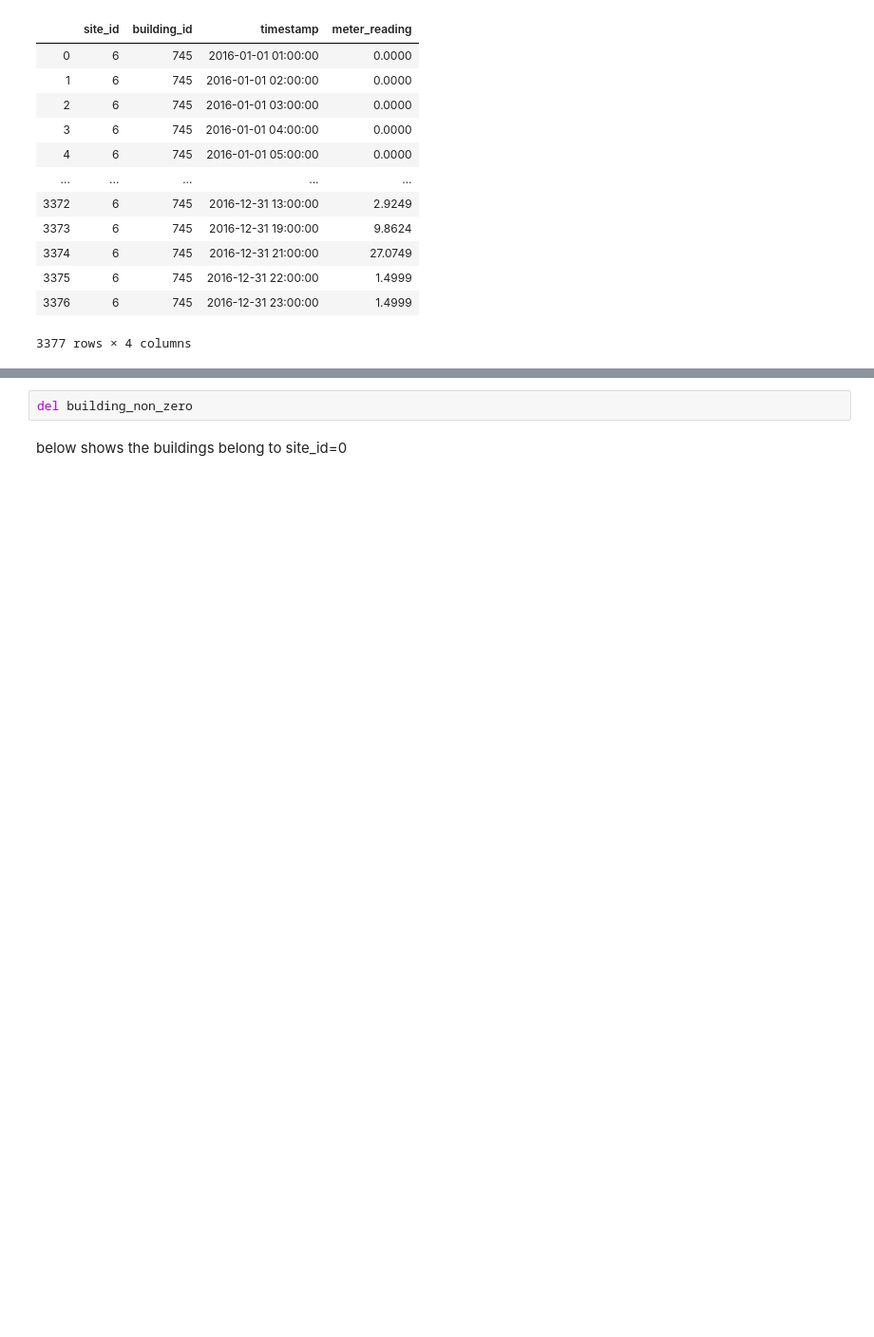
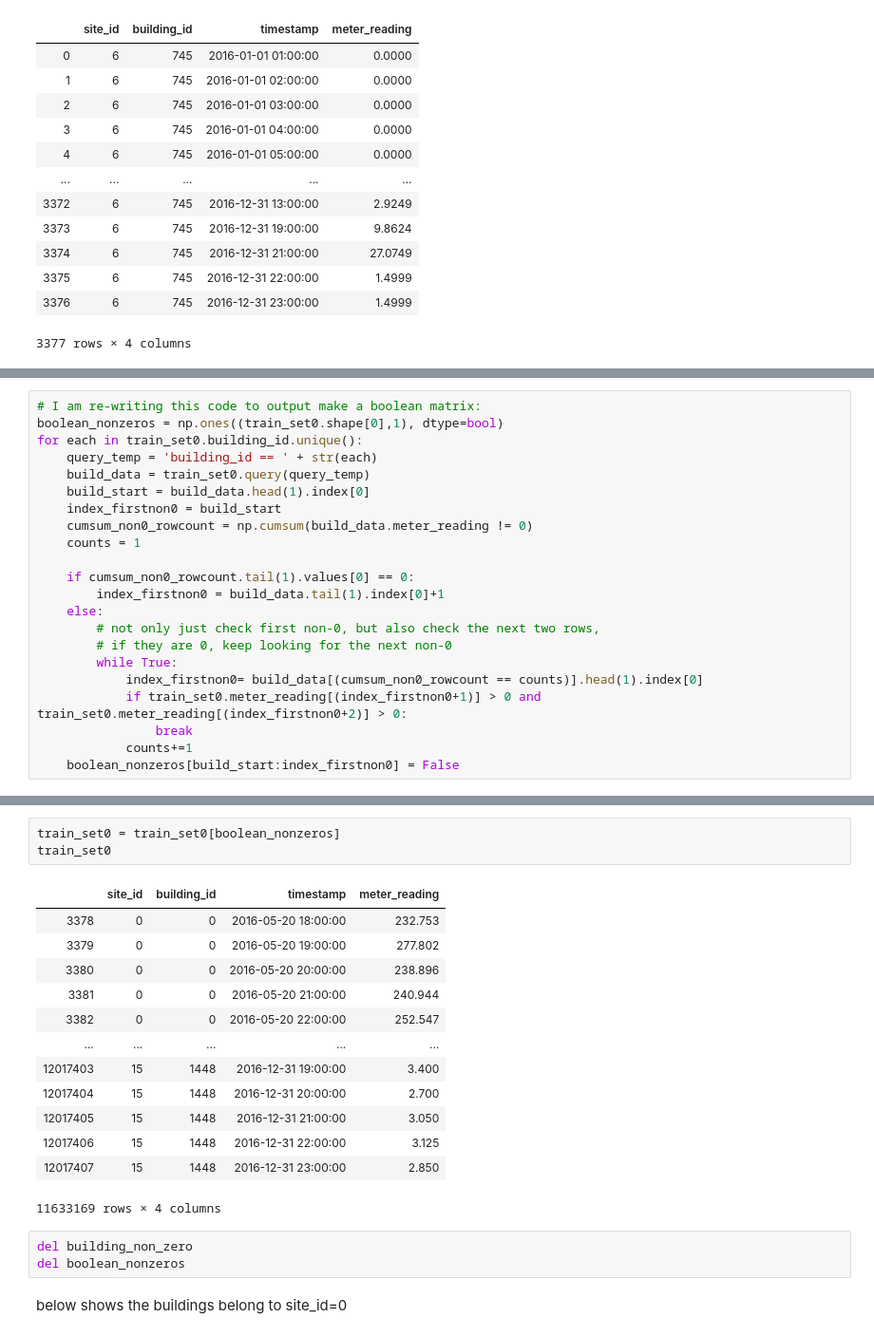
Before and after one commit to Runmangogo/Kaggle_ASHRAE_energy, a Jupyter notebook: DataCleaningforY.ipynb, the cells around one changed output, grey strips where cells are left out. Shown at 95% size. Drawn from its saved outputs; the diff is of its cells as text; blank space fills up the shorter version.

```diff
--- a/DataCleaningforY.ipynb
+++ b/DataCleaningforY.ipynb
@@ -175,0 +189,22 @@ building_non_zero
+# %%
+# I am re-writing this code to output make a boolean matrix:
+boolean_nonzeros = np.ones((train_set0.shape[0],1), dtype=bool)
+for each in train_set0.building_id.unique():
+    query_temp = 'building_id == ' + str(each)
+    build_data = train_set0.query(query_temp)
+    build_start = build_data.head(1).index[0]
+    index_firstnon0 = build_start
+    cumsum_non0_rowcount = np.cumsum(build_data.meter_reading != 0)
+    counts = 1
+
+    if cumsum_non0_rowcount.tail(1).values[0] == 0:
+        index_firstnon0 = build_data.tail(1).index[0]+1
+    else:
+        # not only just check first non-0, but also check the next two rows,
+        # if they are 0, keep looking for the next non-0
+        while True:
+            index_firstnon0= build_data[(cumsum_non0_rowcount == counts)].head(1).index[0]
+            if train_set0.meter_reading[(index_firstnon0+1)] > 0 and train_set0.meter_reading[(index_firstnon0+2)] > 0:
+                break
+            counts+=1
+    boolean_nonzeros[build_start:index_firstnon0] = False
@@ -176,5 +215,23 @@ building_non_zero
+# %%
+train_set0 = train_set0[boolean_nonzeros]
+train_set0
+# %% [output]
+|  | site_id | building_id | timestamp | meter_reading |
+| 3378 | 0 | 0 | 2016-05-20 18:00:00 | 232.753 |
+| 3379 | 0 | 0 | 2016-05-20 19:00:00 | 277.802 |
+| 3380 | 0 | 0 | 2016-05-20 20:00:00 | 238.896 |
+| 3381 | 0 | 0 | 2016-05-20 21:00:00 | 240.944 |
+| 3382 | 0 | 0 | 2016-05-20 22:00:00 | 252.547 |
+| ... | ... | ... | ... | ... |
+| 12017403 | 15 | 1448 | 2016-12-31 19:00:00 | 3.400 |
+| 12017404 | 15 | 1448 | 2016-12-31 20:00:00 | 2.700 |
+| 12017405 | 15 | 1448 | 2016-12-31 21:00:00 | 3.050 |
+| 12017406 | 15 | 1448 | 2016-12-31 22:00:00 | 3.125 |
+| 12017407 | 15 | 1448 | 2016-12-31 23:00:00 | 2.850 |
+11633169 rows × 4 columns
 # %%
 del building_non_zero
+del boolean_nonzeros
 # %% [markdown]
 below shows the buildings belong to site_id=0
 # %%
```
Also changed, not shown: parts of 13 cells of this notebook, 2 other files.
